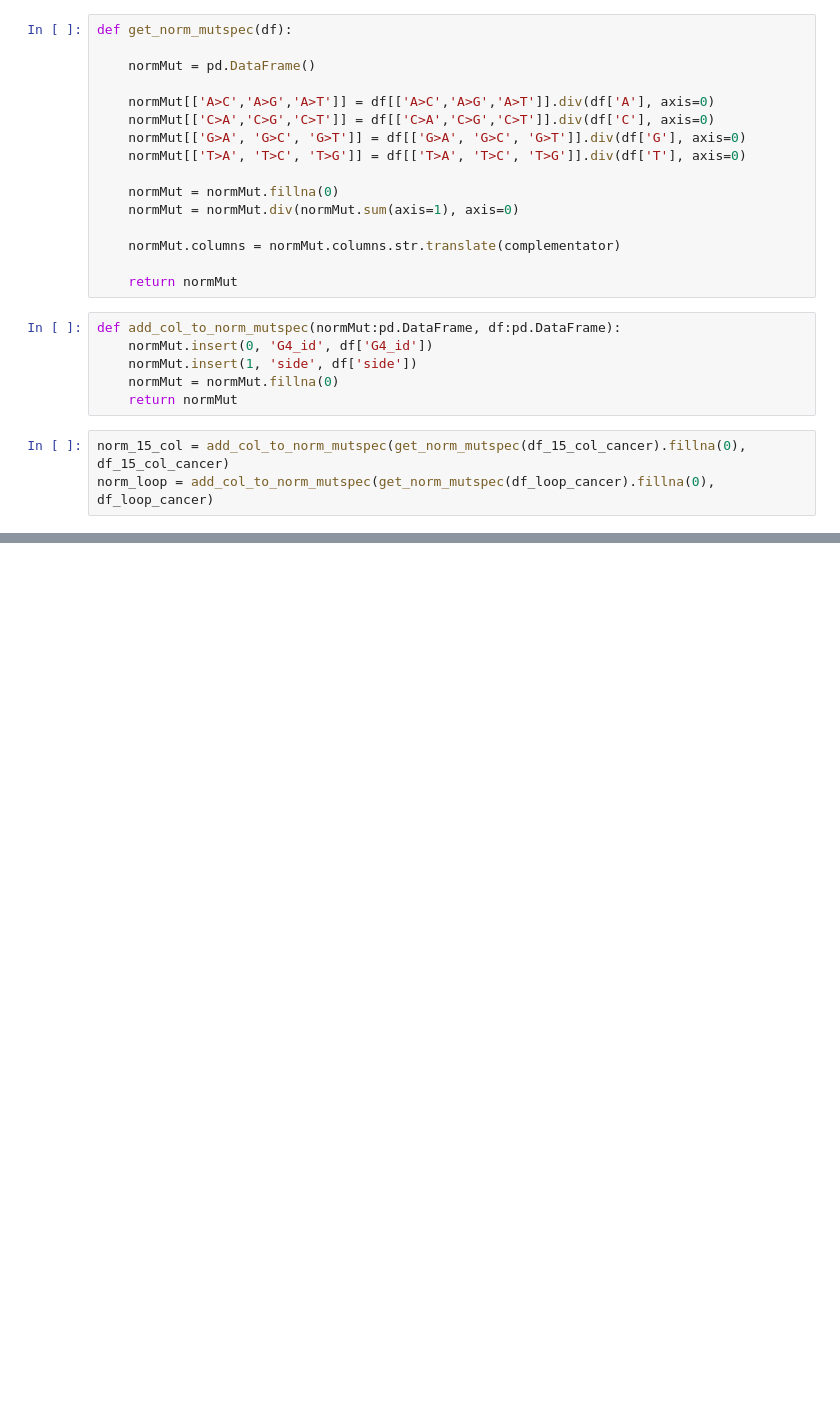
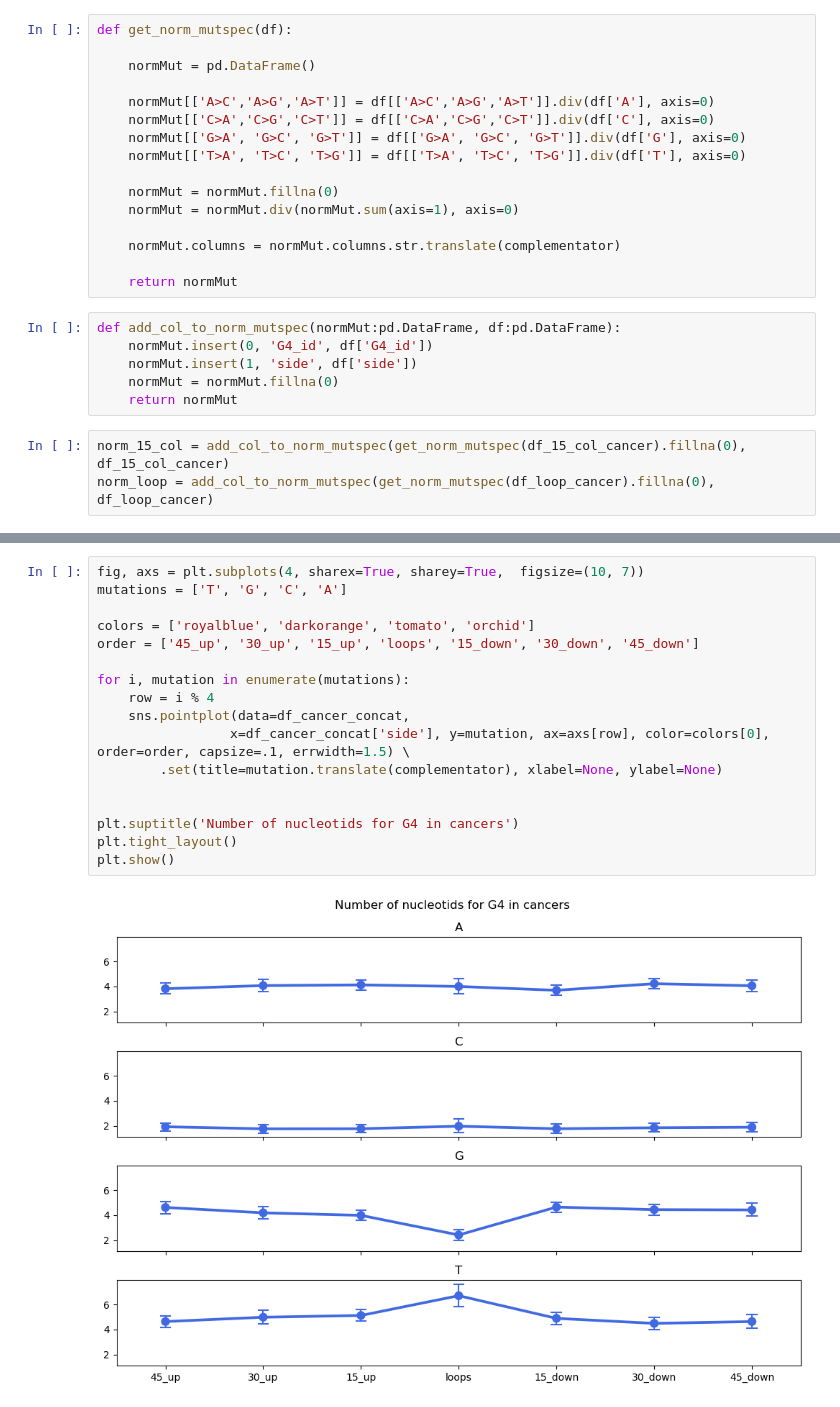
Before and after one commit to mitoclub/G4MutSpec, a Jupyter notebook: notebooks/cancer_analysis_pqs_category.ipynb, the cells around one changed output, grey strips where cells are left out. Saved outputs shown, nothing was run; the diff lists cells and outputs as text; blank space fills up the shorter version.

```diff
--- a/notebooks/cancer_analysis_pqs_category.ipynb
+++ b/notebooks/cancer_analysis_pqs_category.ipynb
@@ -63,0 +150,19 @@ norm_loop = add_col_to_norm_mutspec(get_norm_mutspec(df_loop_cancer).fillna(0),
+# %%
+fig, axs = plt.subplots(4, sharex=True, sharey=True,  figsize=(10, 7))
+mutations = ['T', 'G', 'C', 'A']
+
+colors = ['royalblue', 'darkorange', 'tomato', 'orchid']
+order = ['45_up', '30_up', '15_up', 'loops', '15_down', '30_down', '45_down']
+
+for i, mutation in enumerate(mutations):
+    row = i % 4
+    sns.pointplot(data=df_cancer_concat,
+                 x=df_cancer_concat['side'], y=mutation, ax=axs[row], color=colors[0], order=order, capsize=.1, errwidth=1.5) \
+        .set(title=mutation.translate(complementator), xlabel=None, ylabel=None)
+
+
+plt.suptitle('Number of nucleotids for G4 in cancers')
+plt.tight_layout()
+plt.show()
+# %% [output]
+[figure, added]
```
Also changed, not shown: parts of 58 cells of this notebook, 11 other files.
